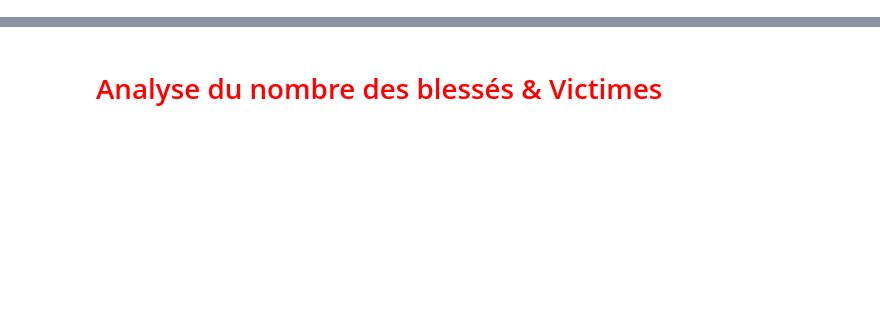
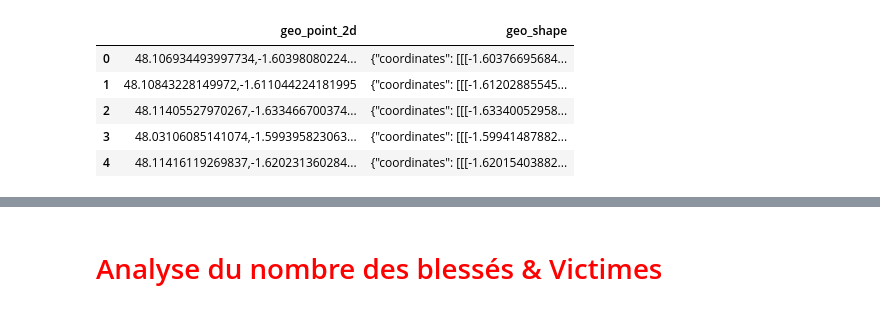
Before and after one commit to HachaniAli/Smart-city, a Jupyter notebook: Clustering_final_version.ipynb, the cells around one changed output, grey strips where cells are left out. Saved outputs shown, nothing was run; the diff lists cells and outputs as text; code cells hidden in the pictures; blank space fills up the shorter version.

```diff
--- a/Clustering_final_version.ipynb
+++ b/Clustering_final_version.ipynb
@@ -7,4 +7,16 @@ import glob
 
 from matplotlib import pyplot as plt
 from sklearn.cluster import KMeans
+# %%
+pistes = pd.read_csv('/Users/dataworkshop/Desktop/Project_smart_city/amenagement_cyclable.csv', sep=';')
+Pisto = pistes[["geo_point_2d","geo_shape"]]
+
+Pisto.head(5)
+# %% [output]
+|  | geo_point_2d | geo_shape |
+| 0 | 48.106934493997734,-1.60398080224... | {"coordinates": [[[-1.60376695684... |
+| 1 | 48.10843228149972,-1.611044224181995 | {"coordinates": [[[-1.61202885545... |
+| 2 | 48.11405527970267,-1.633466700374... | {"coordinates": [[[-1.63340052958... |
+| 3 | 48.03106085141074,-1.599395823063... | {"coordinates": [[[-1.59941487882... |
+| 4 | 48.11416119269837,-1.620231360284... | {"coordinates": [[[-1.62015403882... |
 # %%
```
Also changed, not shown: parts of 20 cells of this notebook, 6 other files.
